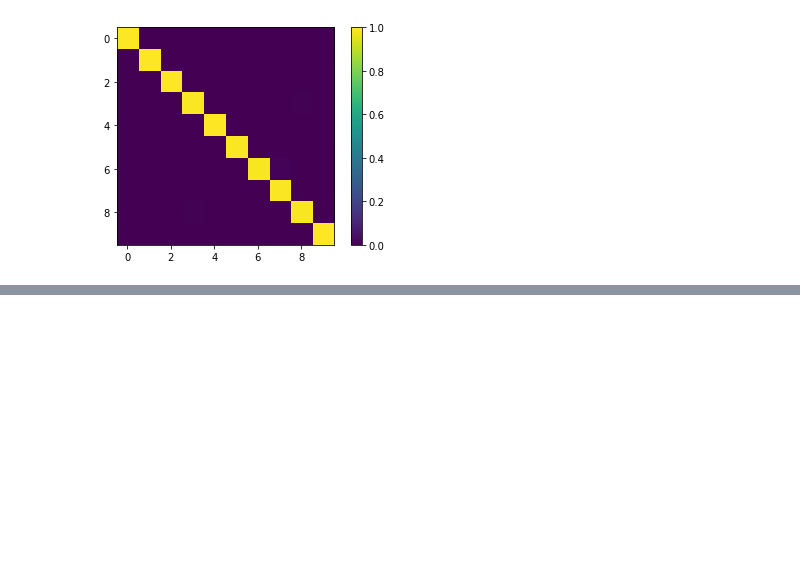
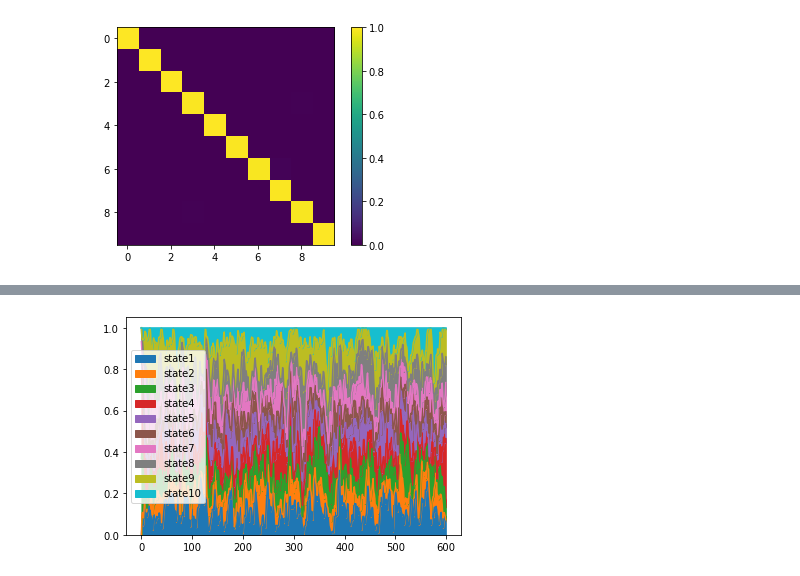
Before and after one commit to catalinabustam/tms_hmm, a Jupyter notebook: hmm.ipynb, the cells around one changed output, grey strips where cells are left out. Cells and saved outputs as stored; diff of their text form; code cells hidden in the pictures; blank space fills up the shorter version.

```diff
--- a/hmm.ipynb
+++ b/hmm.ipynb
@@ -505,0 +624,4 @@ plt.show()
+# %%
+ax = df_fro_m.plot.area()
+# %% [output]
+[figure, added]
```
Also changed, not shown: parts of 21 cells of this notebook.
